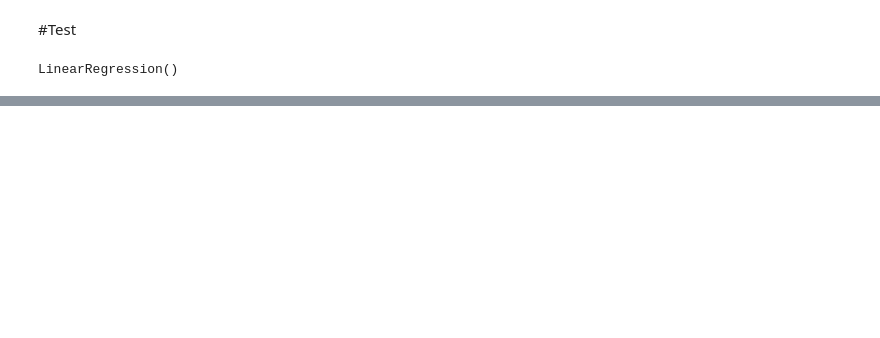
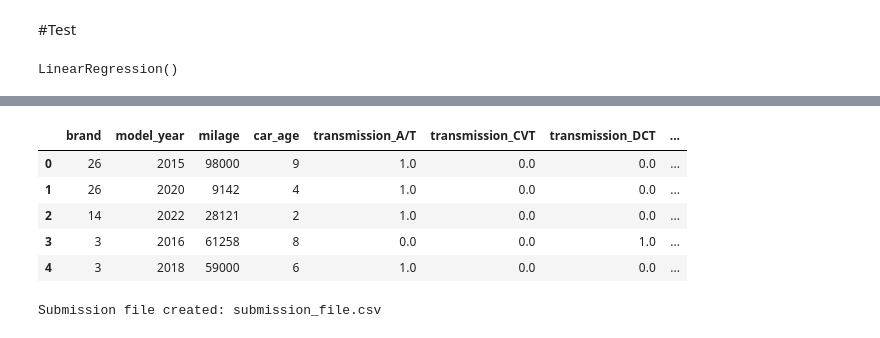
Before and after one commit to Gkcoli/MLThings, a Jupyter notebook: Draft Midterms_ipynb.ipynb, the cells around one changed output, grey strips where cells are left out. Saved outputs shown, nothing was run; the diff lists cells and outputs as text; code cells hidden in the pictures; blank space fills up the shorter version.

```diff
--- a/Draft Midterms_ipynb.ipynb
+++ b/Draft Midterms_ipynb.ipynb
@@ -338,25 +357,18 @@ model.fit(X_train, y_train)
 y_pred = model.predict(X_test)
 
 mean_squared_error = mean_squared_error(y_test, y_pred, squared=False)
-# %%
-# Calculate car age
-dt['car_age'] = current_year - dt['model_year'].astype(str).str.split('-', expand=True)[0].astype(int)
-
-# Transmission columns conversion
-transmission_columns = ['transmission_A/T', 'transmission_CVT', 'transmission_DCT', 'transmission_M/T']
-for col in transmission_columns:
-    if col in dt.columns:
-        dt[col] = pd.to_numeric(dt[col], errors='coerce').fillna(0).astype(int)
-
-# Binary columns conversion
-binary_columns = ['accident_No', 'accident_Yes', 'is_luxury_No', 'is_luxury_Yes']
-for col in binary_columns:
-    if col in dt.columns:
-        dt[col] = pd.to_numeric(dt[col], errors='coerce').fillna(0).astype(int)
-
-# Dropping columns
-columns_to_drop = ['accident', 'clean_title', 'engine', 'ext_col', 'fuel_type', 'id', 'int_col', 'model', 'transmission']
-dt.drop(columns=[col for col in columns_to_drop if col in dt.columns], axis=1, inplace=True)
+# %%
+dt['car_age'] = current_year - dt['model_year'].astype(str).str.split('-', expand=True).astype(int)
+dt['transmission_A/T'] = df['transmission_A/T'].astype(int)
+dt['transmission_CVT'] = df['transmission_CVT'].astype(int)
+dt['transmission_DCT'] = df['transmission_DCT'].astype(int)
+dt['transmission_M/T'] = df['transmission_M/T'].astype(int)
+dt['accident_No'] = df['accident_No'].astype(int)
+dt['accident_Yes'] = df['accident_Yes'].astype(int)
+#Verify that the column 'is_luxury_No' exists in the DataFrame 'df'. You may need to correct any typos.
+
+
+dt.drop(columns=['accident','clean_title','engine', 'ext_col', 'fuel_type', 'id', 'int_col', 'model', 'transmission'], axis=1, inplace=True)
 # %%
 label_encoder = LabelEncoder()
 dt['brand'] = label_encoder.fit_transform(dt['brand'])
@@ -386,2 +396,26 @@ memory usage: 8.7 MB
 # %%
 dt.fillna(0, inplace=True)
+# %%
+dt.head()
+# %% [output]
+|  | brand | model_year | milage | car_age | transmission_A/T | transmission_CVT | transmission_DCT | ... |
+| 0 | 26 | 2015 | 98000 | 9 | 1.0 | 0.0 | 0.0 | ... |
+| 1 | 26 | 2020 | 9142 | 4 | 1.0 | 0.0 | 0.0 | ... |
+| 2 | 14 | 2022 | 28121 | 2 | 1.0 | 0.0 | 0.0 | ... |
+| 3 | 3 | 2016 | 61258 | 8 | 0.0 | 0.0 | 1.0 | ... |
+| 4 | 3 | 2018 | 59000 | 6 | 1.0 | 0.0 | 0.0 | ... |
+# %%
+id = sf.pop('id')
+y_pred = model.predict(dt)
+
+# Create a submission DataFrame
+submission_df = pd.DataFrame({
+    'id': id,
+    'class': y_pred
+})
+
+# Save the submission DataFrame to a CSV file
+submission_df.to_csv('submission_file.csv', index=False)
+print("Submission file created: submission_file.csv")
+# %% [output]
+Submission file created: submission_file.csv
```
Also changed, not shown: parts of 14 cells of this notebook.
